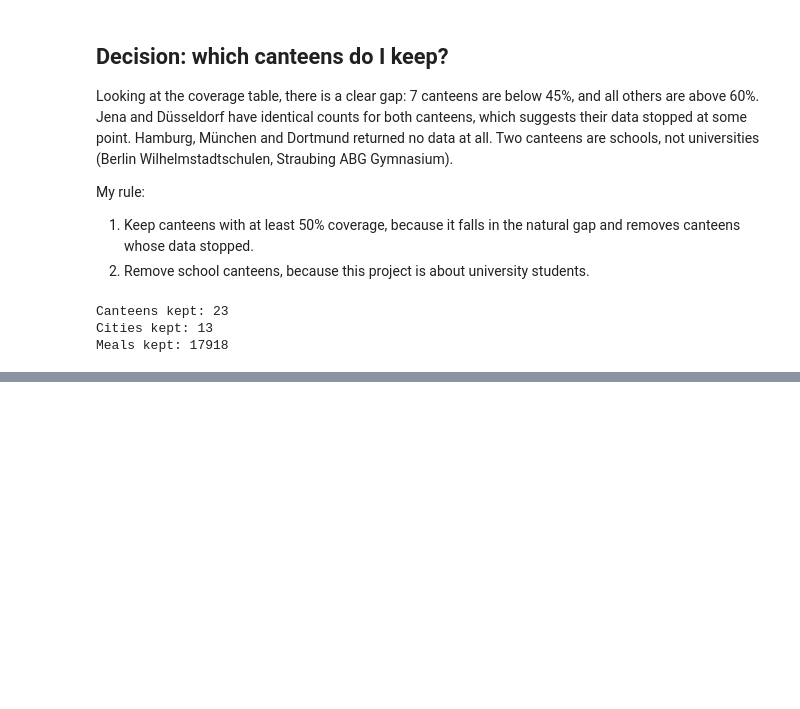
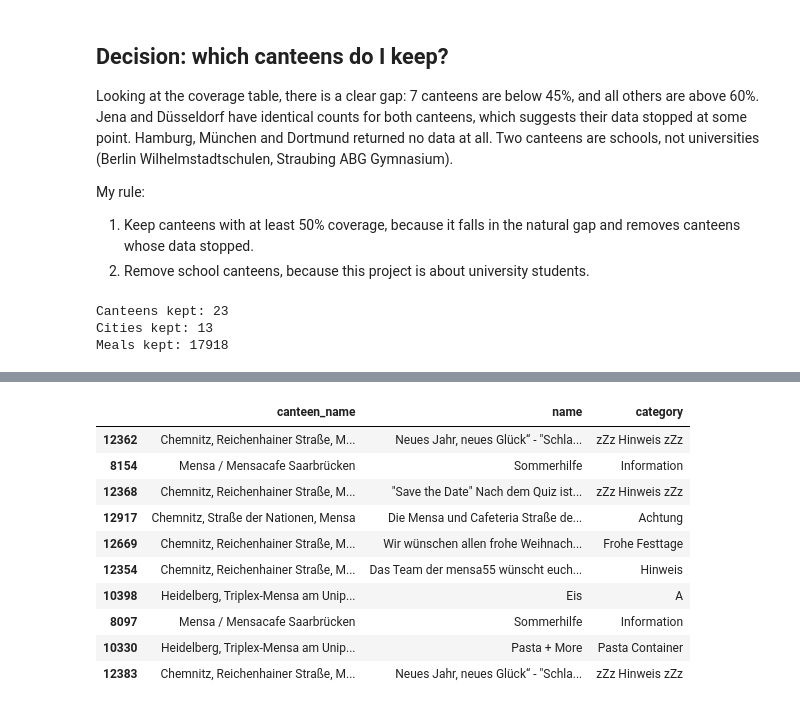
Before and after one commit to jasmeetkaurpelia/mensa-cost-of-living-analysis, a Jupyter notebook: notebooks/02_cleaning.ipynb, the cells around one changed output, grey strips where cells are left out. Cells and saved outputs as stored; diff of their text form; code cells hidden in the pictures; blank space fills up the shorter version.

```diff
--- a/notebooks/02_cleaning.ipynb
+++ b/notebooks/02_cleaning.ipynb
@@ -133,0 +233,6 @@ Meals kept: 17918
+# %%
+df_clean = df_clean[~per_100g]
+# %%
+no_price = df_clean[df_clean["prices.students"].isna()]
+print("Meals without student price:", len(no_price))
+no_price["canteen_name"].value_counts()
@@ -133,0 +253,14 @@ Meals kept: 17918
+# %%
+no_price[["canteen_name", "name", "category"]].sample(10, random_state=1)
+# %% [output]
+|  | canteen_name | name | category |
+| 12362 | Chemnitz, Reichenhainer Straße, M... | Neues Jahr, neues Glück“ - "Schla... | zZz Hinweis zZz |
+| 8154 | Mensa / Mensacafe Saarbrücken | Sommerhilfe | Information |
+| 12368 | Chemnitz, Reichenhainer Straße, M... | "Save the Date" Nach dem Quiz ist... | zZz Hinweis zZz |
+| 12917 | Chemnitz, Straße der Nationen, Mensa | Die Mensa und Cafeteria Straße de... | Achtung |
+| 12669 | Chemnitz, Reichenhainer Straße, M... | Wir wünschen allen frohe Weihnach... | Frohe Festtage |
+| 12354 | Chemnitz, Reichenhainer Straße, M... | Das Team der mensa55 wünscht euch... | Hinweis |
+| 10398 | Heidelberg, Triplex-Mensa am Unip... | Eis | A |
+| 8097 | Mensa / Mensacafe Saarbrücken | Sommerhilfe | Information |
+| 10330 | Heidelberg, Triplex-Mensa am Unip... | Pasta + More | Pasta Container |
+| 12383 | Chemnitz, Reichenhainer Straße, M... | Neues Jahr, neues Glück“ - "Schla... | zZz Hinweis zZz |
```
Also changed, not shown: parts of 16 cells of this notebook.
